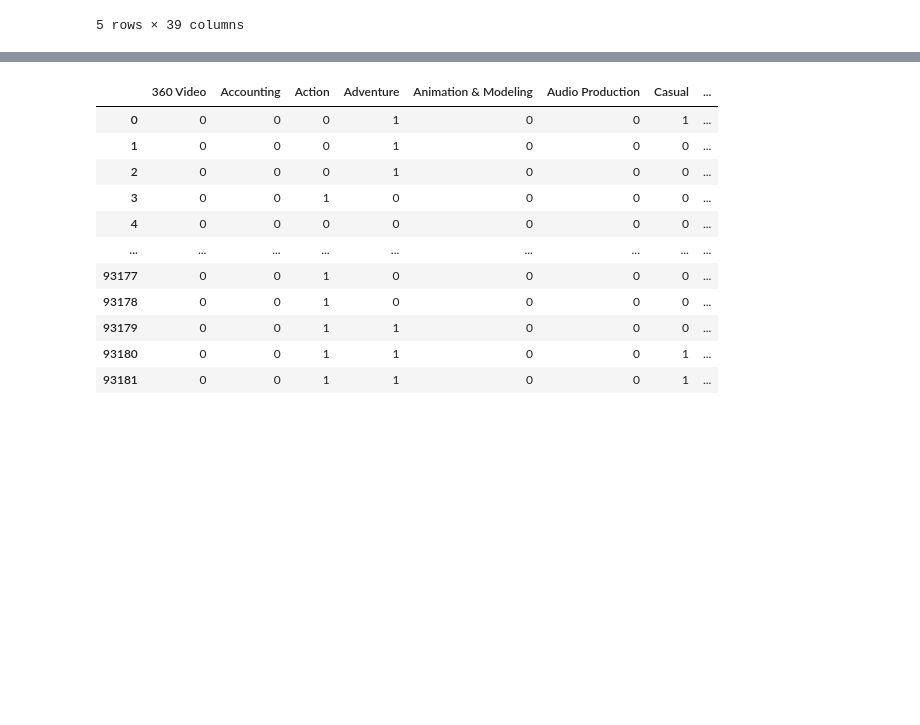
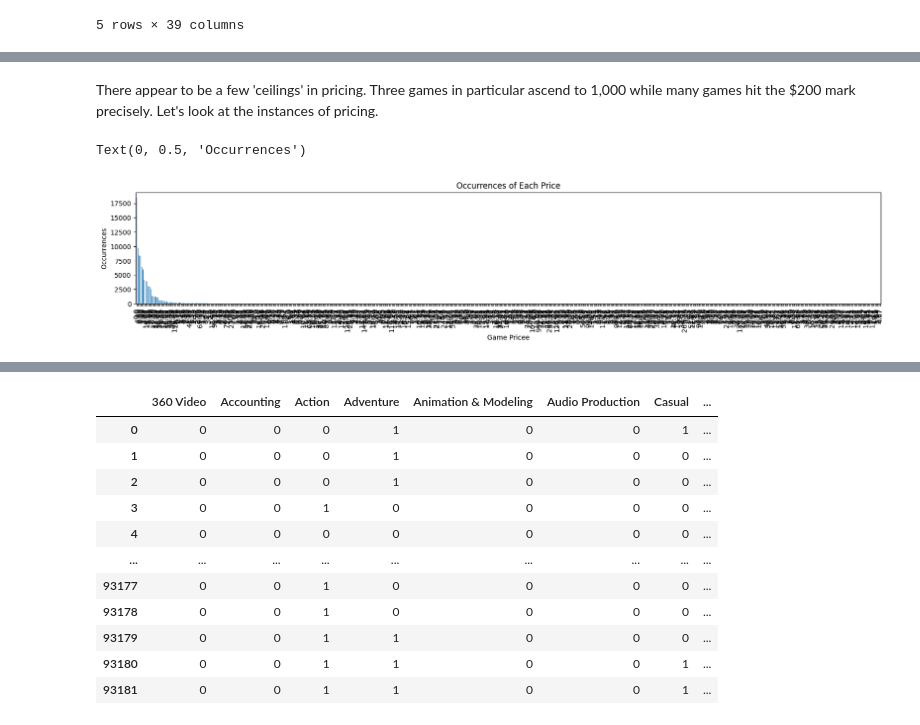
Before and after one commit to adamledet/itds-project-2025, a Jupyter notebook: Data_Science_Project.ipynb, the cells around one changed output, grey strips where cells are left out. Drawn from its saved outputs; the diff is of its cells as text; code cells hidden in the pictures; blank space fills up the shorter version.

```diff
--- a/Data_Science_Project.ipynb
+++ b/Data_Science_Project.ipynb
@@ -106,0 +98,11 @@ df_New_adj
+# %% [markdown]
+There appear to be a few 'ceilings' in pricing. Three games in particular ascend to 1,000 while many games hit the $200 mark precisely. Let's look at the instances of pricing.
+# %%
+price_counts = df["Price"].value_counts()# Get the number of instances of each price
+price_counts.plot(x='Price', y='count', kind='bar', legend=False, figsize=(20,3))# Plot the graph (expanded)
+plt.title("Occurrences of Each Price")
+plt.xlabel("Game Pricee")
+plt.ylabel("Occurrences")
+# %% [output]
+Text(0, 0.5, 'Occurrences')
+[figure, added]
```
Also changed, not shown: parts of 73 cells of this notebook, 1 other file.
